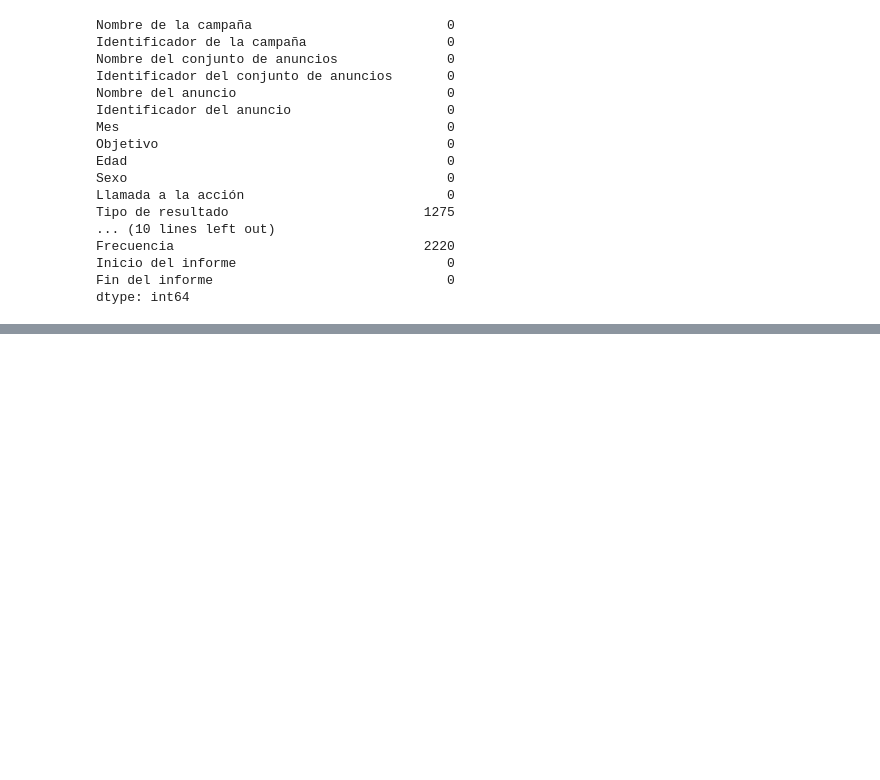
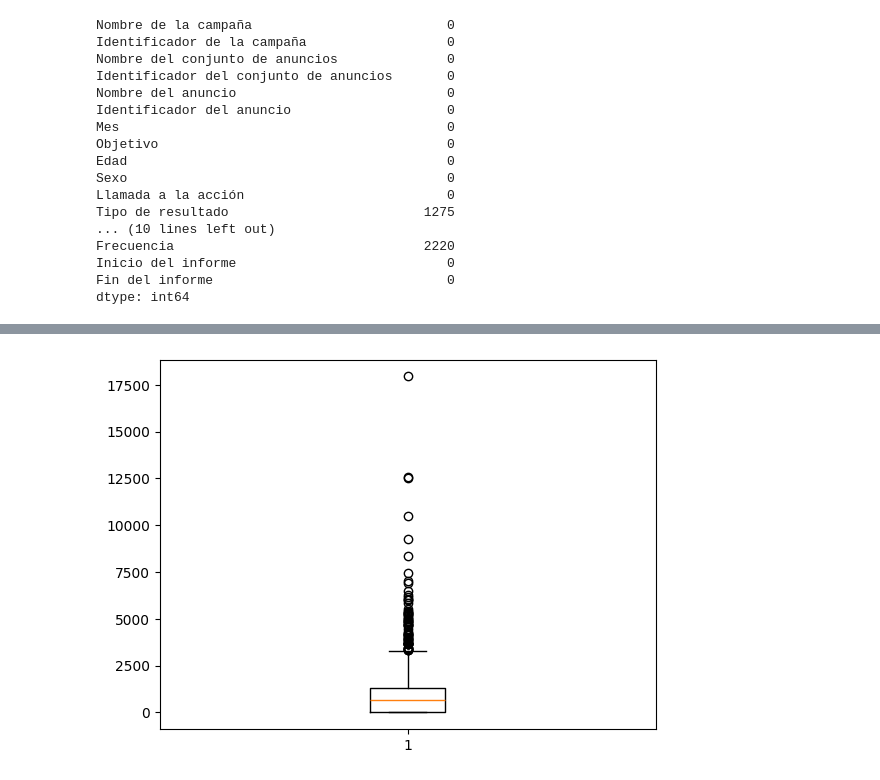
Before and after one commit to andresmaufer03/Proyecto-EDA, a Jupyter notebook: EDAXiudad.ipynb, the cells around one changed output, grey strips where cells are left out. Drawn from its saved outputs; the diff is of its cells as text; code cells hidden in the pictures; blank space fills up the shorter version.

```diff
--- a/EDAXiudad.ipynb
+++ b/EDAXiudad.ipynb
@@ -96,0 +203,5 @@ dtype: int64
+# %%
+plt.boxplot(df_meta_subset['CPC (costo por clic en el enlace)'])
+plt.show()
+# %% [output]
+[figure, added]
```
Also changed, not shown: parts of 27 cells of this notebook.
